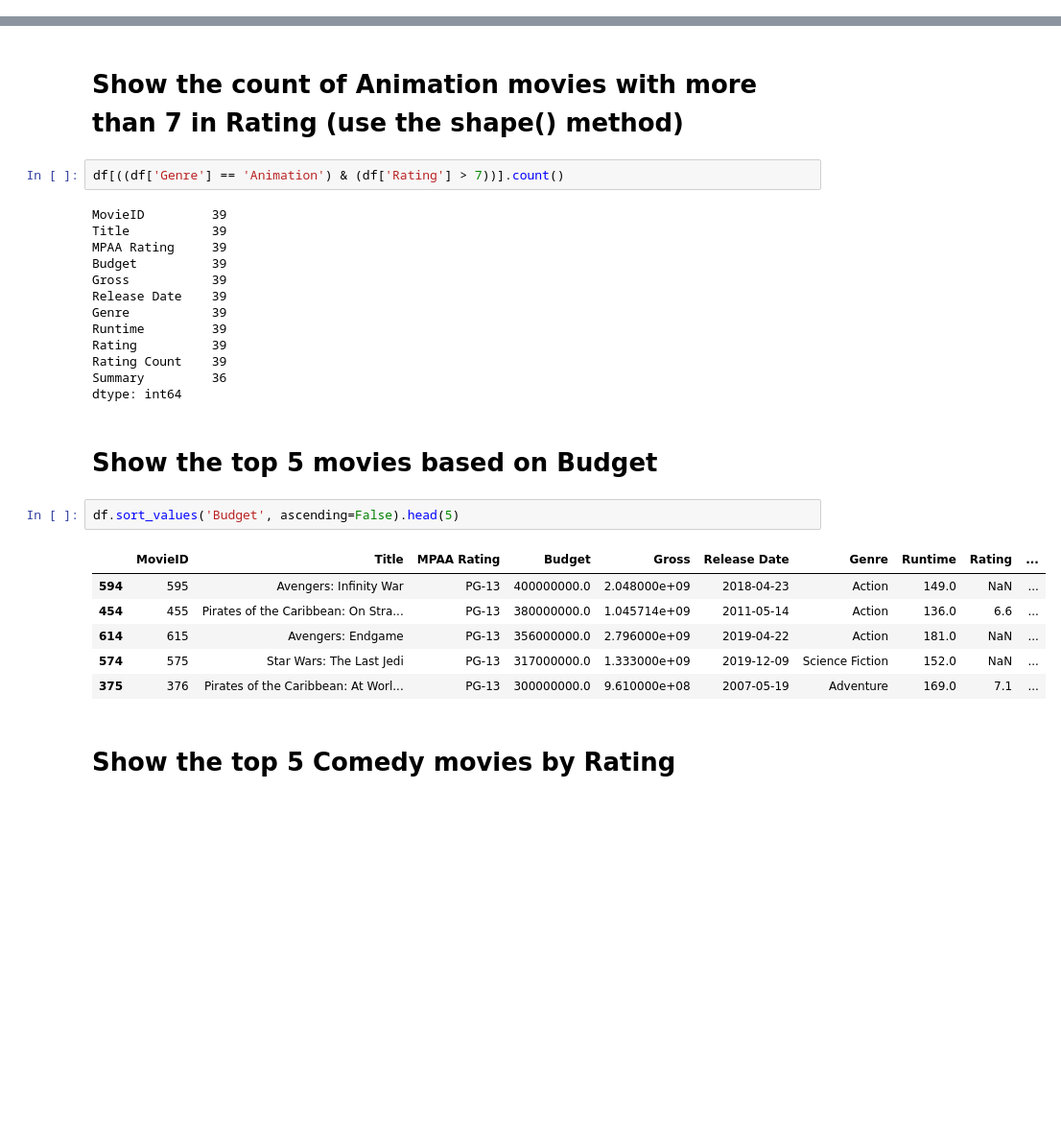
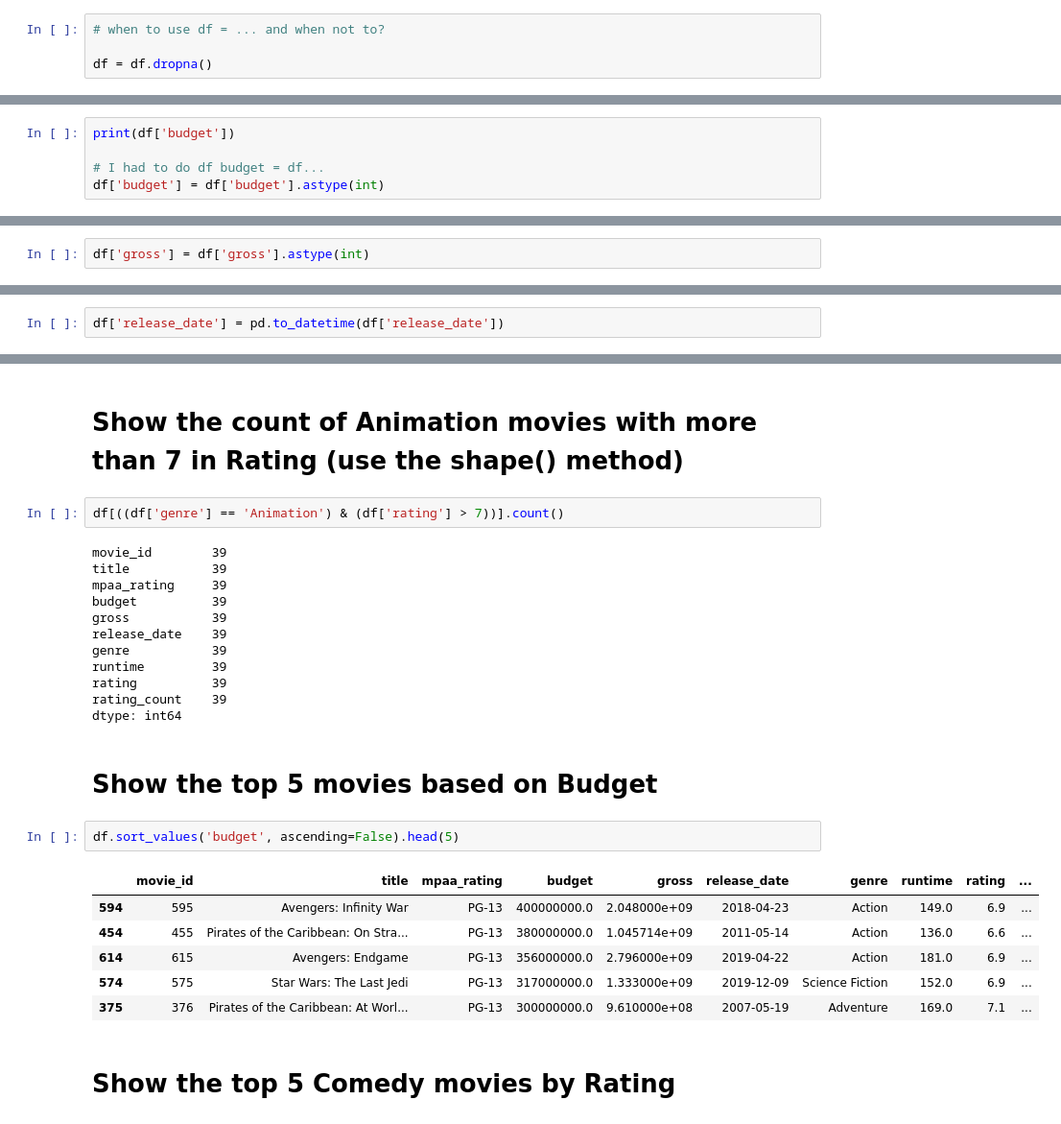
Before and after one commit to marcosmicozzi/Movies-Projekt, a Jupyter notebook: m1p1s4_.ipynb, the cells around one changed output, grey strips where cells are left out. Shown at 96% size. Saved outputs shown, nothing was run; the diff lists cells and outputs as text; blank space fills up the shorter version.

```diff
--- a/m1p1s4_.ipynb
+++ b/m1p1s4_.ipynb
@@ -140,0 +171,4 @@ memory usage: 48.2+ KB
+# %%
+# when to use df = ... and when not to?
+
+df = df.dropna()
@@ -140,0 +197,5 @@ memory usage: 48.2+ KB
+# %%
+print(df['budget'])
+
+# I had to do df budget = df...
+df['budget'] = df['budget'].astype(int)
@@ -140,0 +235,2 @@ memory usage: 48.2+ KB
+# %%
+df['gross'] = df['gross'].astype(int)
@@ -140,0 +260,2 @@ memory usage: 48.2+ KB
+# %%
+df['release_date'] = pd.to_datetime(df['release_date'])
@@ -175,30 +371,29 @@ dtype: int64
 # %% [markdown]
 # Show the count of Animation movies with more than 7 in Rating (use the shape() method)
 # %%
-df[((df['Genre'] == 'Animation') & (df['Rating'] > 7))].count()
+df[((df['genre'] == 'Animation') & (df['rating'] > 7))].count()
 # %% [output]
-MovieID         39
-Title           39
-MPAA Rating     39
-Budget          39
-Gross           39
-Release Date    39
-Genre           39
-Runtime         39
-Rating          39
-Rating Count    39
-Summary         36
+movie_id        39
+title           39
+mpaa_rating     39
+budget          39
+gross           39
+release_date    39
+genre           39
+runtime         39
+rating          39
+rating_count    39
 dtype: int64
 # %% [markdown]
 # Show the top 5 movies based on Budget
 # %%
-df.sort_values('Budget', ascending=False).head(5)
+df.sort_values('budget', ascending=False).head(5)
 # %% [output]
-|  | MovieID | Title | MPAA Rating | Budget | Gross | Release Date | Genre | Runtime | Rating | ... |
-| 594 | 595 | Avengers: Infinity War | PG-13 | 400000000.0 | 2.048000e+09 | 2018-04-23 | Action | 149.0 | NaN | ... |
+|  | movie_id | title | mpaa_rating | budget | gross | release_date | genre | runtime | rating | ... |
+| 594 | 595 | Avengers: Infinity War | PG-13 | 400000000.0 | 2.048000e+09 | 2018-04-23 | Action | 149.0 | 6.9 | ... |
 | 454 | 455 | Pirates of the Caribbean: On Stra... | PG-13 | 380000000.0 | 1.045714e+09 | 2011-05-14 | Action | 136.0 | 6.6 | ... |
-| 614 | 615 | Avengers: Endgame | PG-13 | 356000000.0 | 2.796000e+09 | 2019-04-22 | Action | 181.0 | NaN | ... |
-| 574 | 575 | Star Wars: The Last Jedi | PG-13 | 317000000.0 | 1.333000e+09 | 2019-12-09 | Science Fiction | 152.0 | NaN | ... |
+| 614 | 615 | Avengers: Endgame | PG-13 | 356000000.0 | 2.796000e+09 | 2019-04-22 | Action | 181.0 | 6.9 | ... |
+| 574 | 575 | Star Wars: The Last Jedi | PG-13 | 317000000.0 | 1.333000e+09 | 2019-12-09 | Science Fiction | 152.0 | 6.9 | ... |
 | 375 | 376 | Pirates of the Caribbean: At Worl... | PG-13 | 300000000.0 | 9.610000e+08 | 2007-05-19 | Adventure | 169.0 | 7.1 | ... |
 # %% [markdown]
 # Show the top 5 Comedy movies by Rating
```
Also changed, not shown: parts of 39 cells of this notebook.
